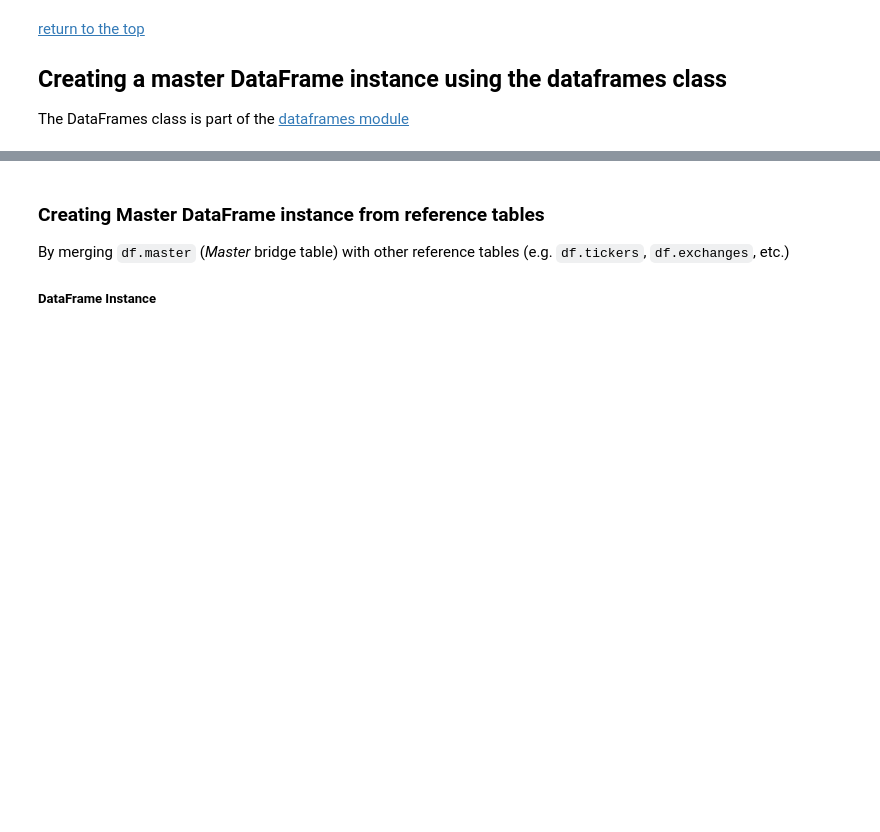
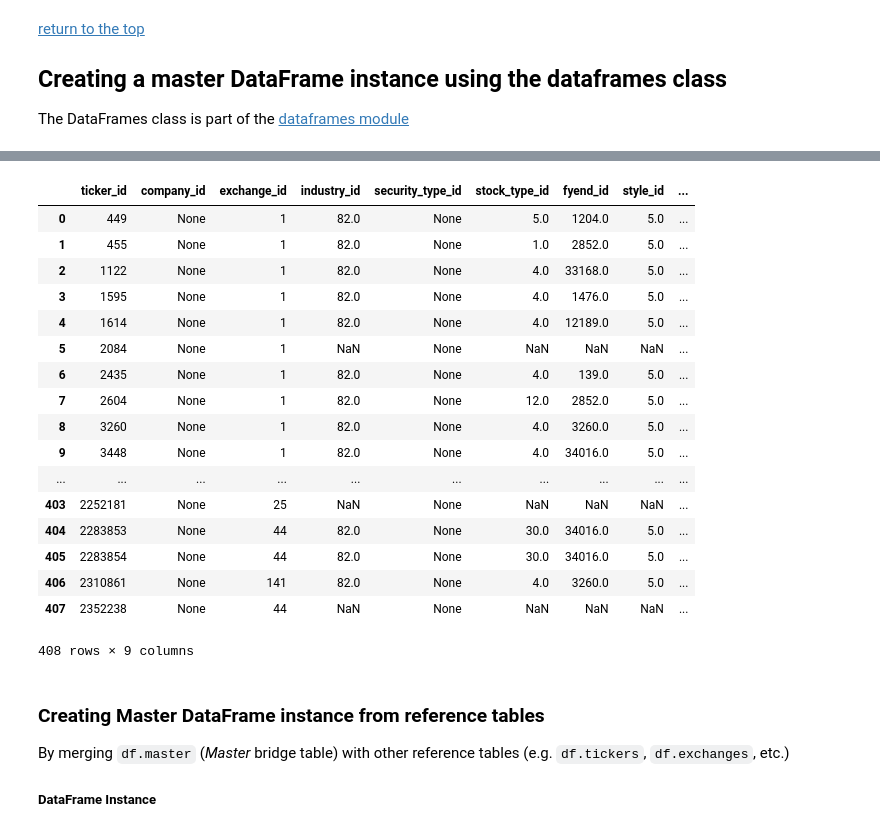
Before and after one commit to caiobran/mstables, a Jupyter notebook: data_overview.ipynb, the cells around one changed output, grey strips where cells are left out. Drawn from its saved outputs; the diff is of its cells as text; code cells hidden in the pictures; blank space fills up the shorter version.

```diff
--- a/data_overview.ipynb
+++ b/data_overview.ipynb
@@ -85,3 +83,24 @@ Initial DataFrames created successfully.
+# %%
+df.master0
+# %% [output]
+|  | ticker_id | company_id | exchange_id | industry_id | security_type_id | stock_type_id | fyend_id | style_id | ... |
+| 0 | 449 | None | 1 | 82.0 | None | 5.0 | 1204.0 | 5.0 | ... |
+| 1 | 455 | None | 1 | 82.0 | None | 1.0 | 2852.0 | 5.0 | ... |
+| 2 | 1122 | None | 1 | 82.0 | None | 4.0 | 33168.0 | 5.0 | ... |
+| 3 | 1595 | None | 1 | 82.0 | None | 4.0 | 1476.0 | 5.0 | ... |
+| 4 | 1614 | None | 1 | 82.0 | None | 4.0 | 12189.0 | 5.0 | ... |
+| 5 | 2084 | None | 1 | NaN | None | NaN | NaN | NaN | ... |
+| 6 | 2435 | None | 1 | 82.0 | None | 4.0 | 139.0 | 5.0 | ... |
+| 7 | 2604 | None | 1 | 82.0 | None | 12.0 | 2852.0 | 5.0 | ... |
+| 8 | 3260 | None | 1 | 82.0 | None | 4.0 | 3260.0 | 5.0 | ... |
+| 9 | 3448 | None | 1 | 82.0 | None | 4.0 | 34016.0 | 5.0 | ... |
+| ... | ... | ... | ... | ... | ... | ... | ... | ... | ... |
+| 403 | 2252181 | None | 25 | NaN | None | NaN | NaN | NaN | ... |
+| 404 | 2283853 | None | 44 | 82.0 | None | 30.0 | 34016.0 | 5.0 | ... |
+| 405 | 2283854 | None | 44 | 82.0 | None | 30.0 | 34016.0 | 5.0 | ... |
+| 406 | 2310861 | None | 141 | 82.0 | None | 4.0 | 3260.0 | 5.0 | ... |
+| 407 | 2352238 | None | 44 | NaN | None | NaN | NaN | NaN | ... |
+408 rows × 9 columns
 # %% [markdown]
 ### Creating Master DataFrame instance from reference tables
 By merging `df.master` (*Master* bridge table) with other reference tables (e.g. `df.tickers`, `df.exchanges`, etc.)
```
Also changed, not shown: parts of 2 cells of this notebook, 6 other files.
